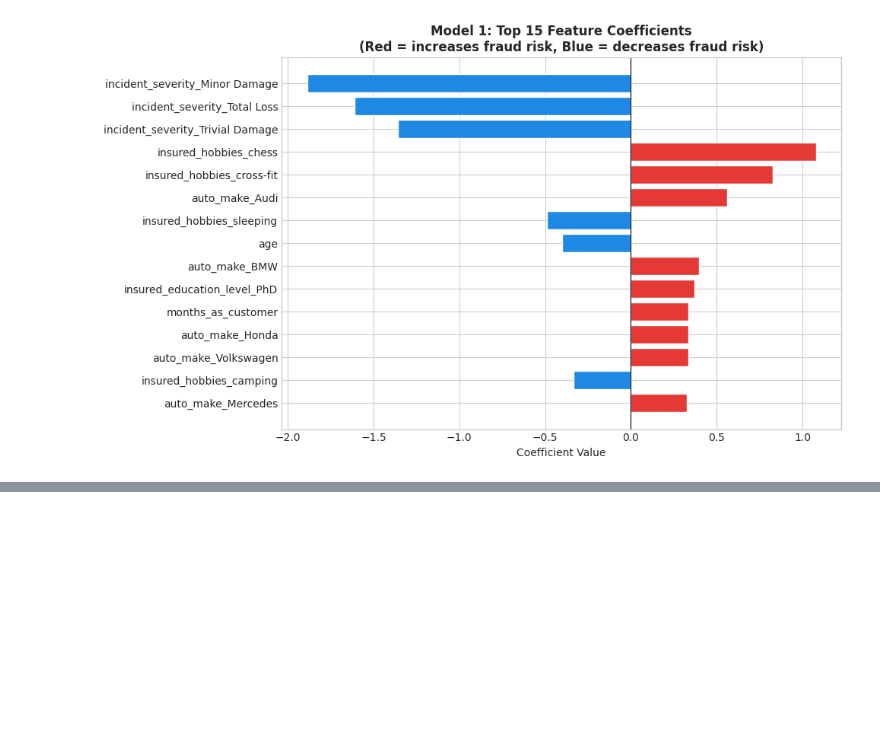
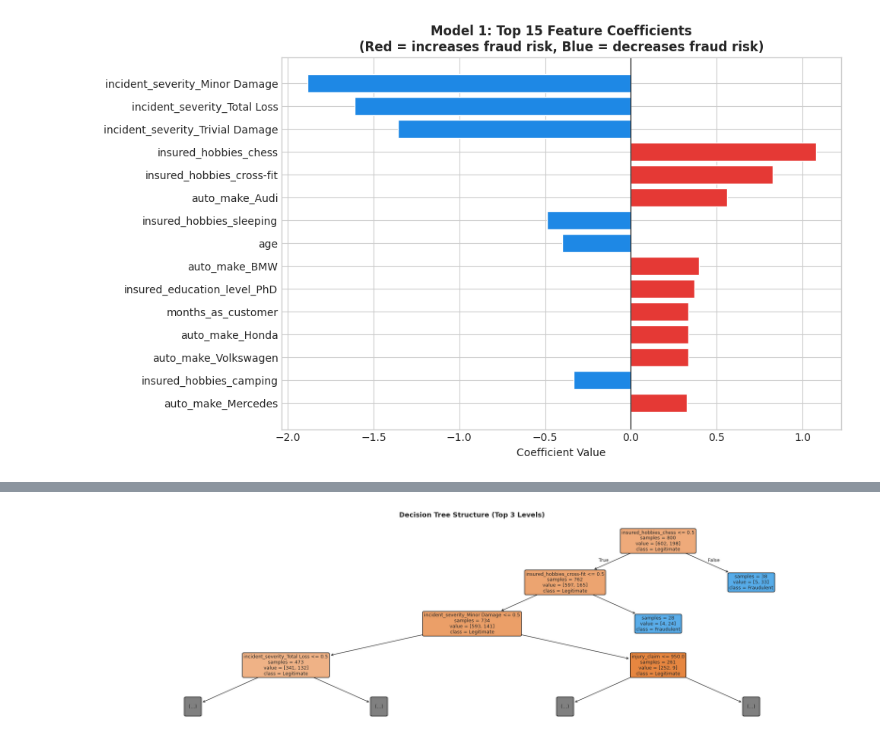
Before and after one commit to Alanmuchiri/Fraud-Detection-Analysis, a Jupyter notebook: main.ipynb, the cells around one changed output, grey strips where cells are left out. Drawn from its saved outputs; the diff is of its cells as text; code cells hidden in the pictures; blank space fills up the shorter version.

```diff
--- a/main.ipynb
+++ b/main.ipynb
@@ -544,0 +635,20 @@ plt.show()
+# %%
+# ── Tuned Decision Tree ────────────────────────────────────────────
+dt_param_grid = {
+    'max_depth'       : [3, 4, 5, 6, 8, None],
+    'min_samples_leaf': [5, 10, 20, 30],
+    'class_weight'    : [None, 'balanced'],
+    'criterion'       : ['gini', 'entropy']
+}
+
+gs_dt = GridSearchCV(
+    DecisionTreeClassifier(random_state=42),
+    dt_param_grid,
+    cv=5,
+    scoring='f1',
+    n_jobs=-1
+)
+gs_dt.fit(X_train, y_train)   # Decision trees don't need scaling
+
+print(f"Best Decision Tree parameters: {gs_dt.best_params_}")
+print(f"Best CV F1 score            : {gs_dt.best_score_:.4f}")
@@ -544,0 +658,4 @@ plt.show()
+# %%
+dt_best = gs_dt.best_estimator_
+m3 = evaluate_model('Model 3: Tuned Decision Tree',
+                    dt_best, X_train, X_test, y_train, y_test)
@@ -544,0 +672,15 @@ plt.show()
+# %%
+# ── Visualise the top 3 levels of the tree ───────────────────────
+fig, ax = plt.subplots(figsize=(20, 6))
+plot_tree(dt_best,
+          max_depth=3,
+          feature_names=feature_names,
+          class_names=['Legitimate', 'Fraudulent'],
+          filled=True, rounded=True,
+          impurity=False, ax=ax,
+          fontsize=9)
+ax.set_title('Decision Tree Structure (Top 3 Levels)', fontsize=13, fontweight='bold')
+plt.tight_layout()
+plt.show()
+# %% [output]
+[figure, added]
```
Also changed, not shown: parts of 8 cells of this notebook.
